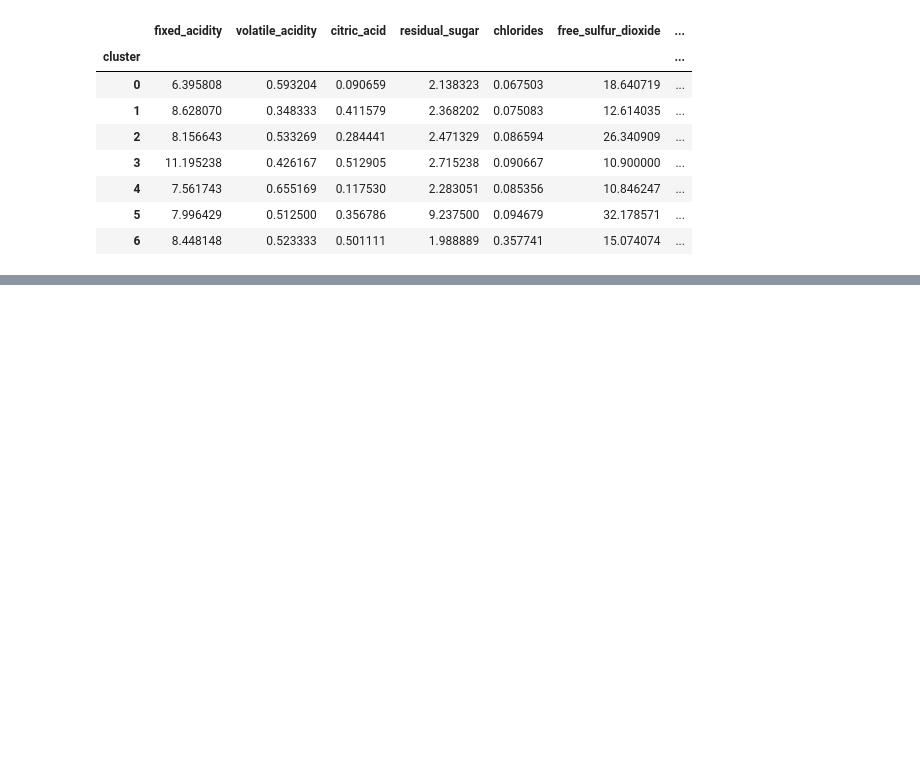
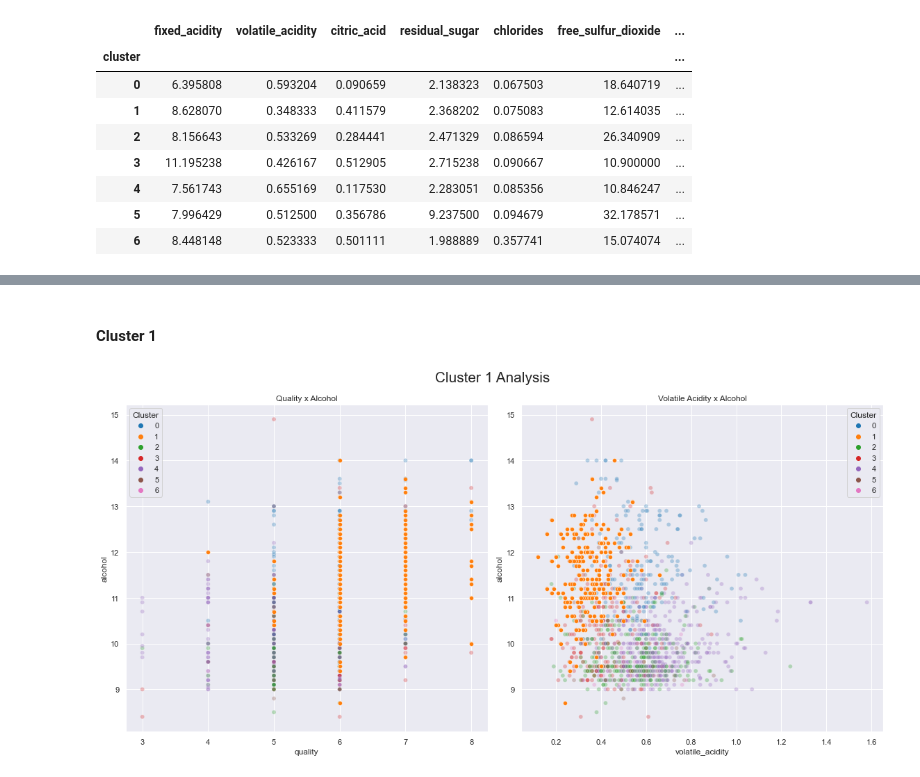
Before and after one commit to osouzadaniel/wine-analysis, a Jupyter notebook: red_wine_1_clustering.ipynb, the cells around one changed output, grey strips where cells are left out. Saved outputs shown, nothing was run; the diff lists cells and outputs as text; code cells hidden in the pictures; blank space fills up the shorter version.

```diff
--- a/red_wine_1_clustering.ipynb
+++ b/red_wine_1_clustering.ipynb
@@ -141,0 +211,8 @@ cluster_stats.xs('mean', axis = 1, level = 1)
+# %% [markdown]
+#### Cluster 1
+# %%
+cluster = 1
+
+scatterplot_cluster(df_red_wine, cluster, cluster_characteristics[cluster])
+# %% [output]
+[figure, added]
```
Also changed, not shown: parts of 25 cells of this notebook, 1 other file.
